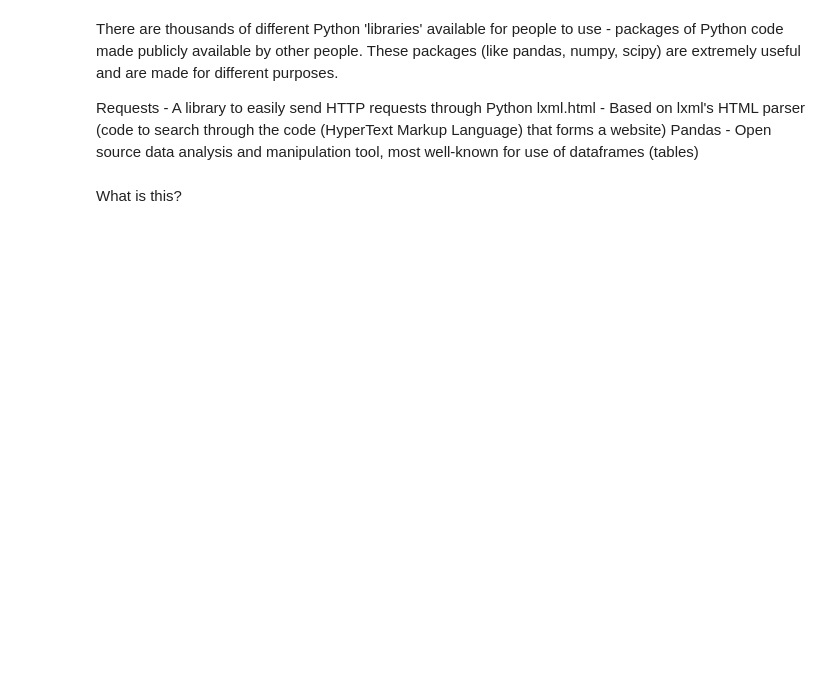
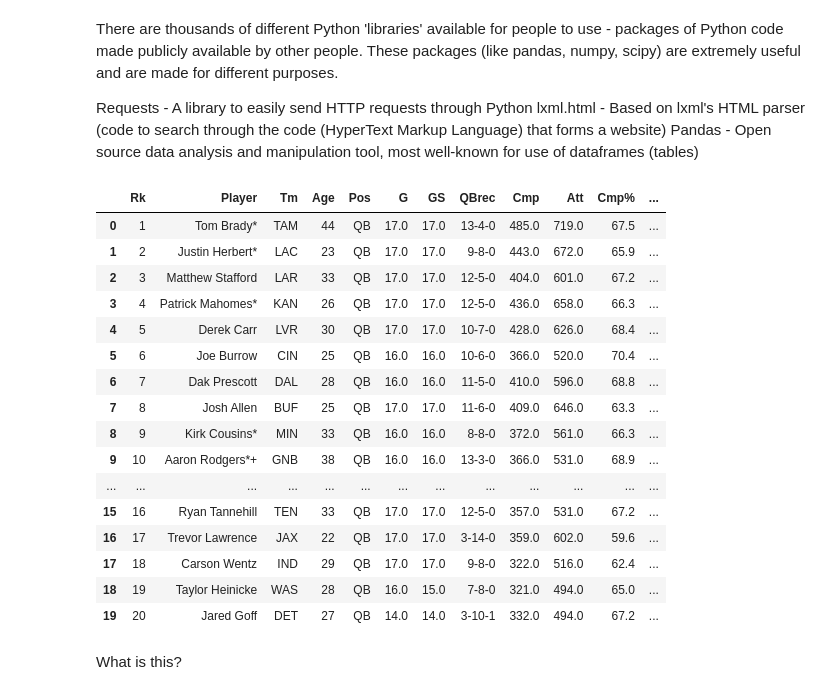
Before and after one commit to scottmaran/helpful_python_notebooks, a Jupyter notebook: Pandas Example.ipynb, the cells around one changed output. Cells and saved outputs as stored; diff of their text form; code cells hidden in the pictures; blank space fills up the shorter version.

```diff
--- a/Pandas Example.ipynb
+++ b/Pandas Example.ipynb
@@ -20,7 +22,25 @@ Pandas - Open source data analysis and manipulation tool, most well-known for us
 url = 'https://www.pro-football-reference.com/years/2021/passing.htm'
 df = pd.read_html(url)[0]
 # %%
-df
+df.head(20)
+# %% [output]
+|  | Rk | Player | Tm | Age | Pos | G | GS | QBrec | Cmp | Att | Cmp% | ... |
+| 0 | 1 | Tom Brady* | TAM | 44 | QB | 17.0 | 17.0 | 13-4-0 | 485.0 | 719.0 | 67.5 | ... |
+| 1 | 2 | Justin Herbert* | LAC | 23 | QB | 17.0 | 17.0 | 9-8-0 | 443.0 | 672.0 | 65.9 | ... |
+| 2 | 3 | Matthew Stafford | LAR | 33 | QB | 17.0 | 17.0 | 12-5-0 | 404.0 | 601.0 | 67.2 | ... |
+| 3 | 4 | Patrick Mahomes* | KAN | 26 | QB | 17.0 | 17.0 | 12-5-0 | 436.0 | 658.0 | 66.3 | ... |
+| 4 | 5 | Derek Carr | LVR | 30 | QB | 17.0 | 17.0 | 10-7-0 | 428.0 | 626.0 | 68.4 | ... |
+| 5 | 6 | Joe Burrow | CIN | 25 | QB | 16.0 | 16.0 | 10-6-0 | 366.0 | 520.0 | 70.4 | ... |
+| 6 | 7 | Dak Prescott | DAL | 28 | QB | 16.0 | 16.0 | 11-5-0 | 410.0 | 596.0 | 68.8 | ... |
+| 7 | 8 | Josh Allen | BUF | 25 | QB | 17.0 | 17.0 | 11-6-0 | 409.0 | 646.0 | 63.3 | ... |
+| 8 | 9 | Kirk Cousins* | MIN | 33 | QB | 16.0 | 16.0 | 8-8-0 | 372.0 | 561.0 | 66.3 | ... |
+| 9 | 10 | Aaron Rodgers*+ | GNB | 38 | QB | 16.0 | 16.0 | 13-3-0 | 366.0 | 531.0 | 68.9 | ... |
+| ... | ... | ... | ... | ... | ... | ... | ... | ... | ... | ... | ... | ... |
+| 15 | 16 | Ryan Tannehill | TEN | 33 | QB | 17.0 | 17.0 | 12-5-0 | 357.0 | 531.0 | 67.2 | ... |
+| 16 | 17 | Trevor Lawrence | JAX | 22 | QB | 17.0 | 17.0 | 3-14-0 | 359.0 | 602.0 | 59.6 | ... |
+| 17 | 18 | Carson Wentz | IND | 29 | QB | 17.0 | 17.0 | 9-8-0 | 322.0 | 516.0 | 62.4 | ... |
+| 18 | 19 | Taylor Heinicke | WAS | 28 | QB | 16.0 | 15.0 | 7-8-0 | 321.0 | 494.0 | 65.0 | ... |
+| 19 | 20 | Jared Goff | DET | 27 | QB | 14.0 | 14.0 | 3-10-1 | 332.0 | 494.0 | 67.2 | ... |
 # %% [markdown]
 What is this?
 # %%
```
Also changed, not shown: parts of 23 cells of this notebook, 1 other file.
